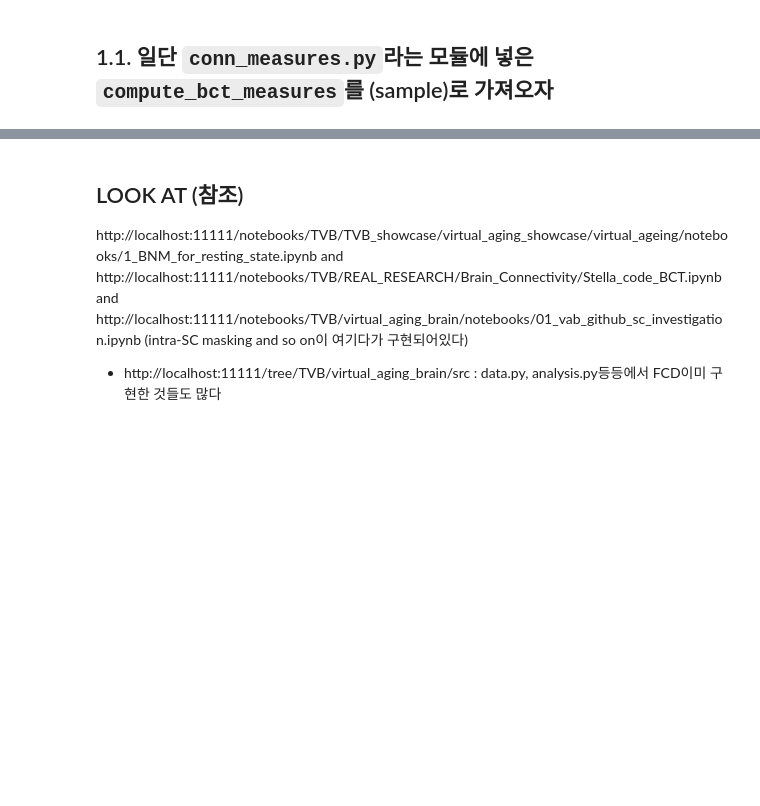
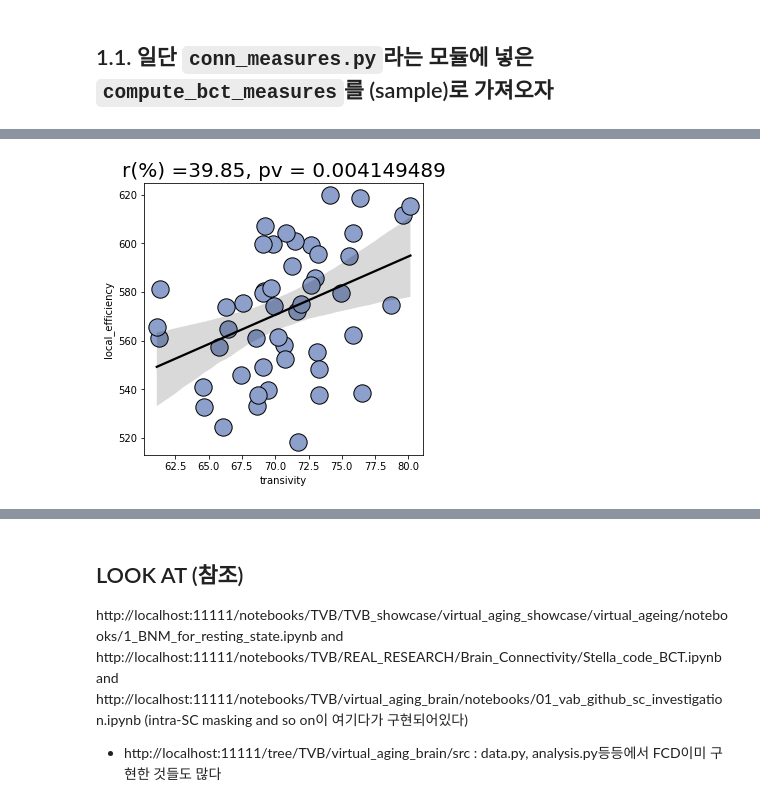
Before and after one commit to Transconnectome/TVB, a Jupyter notebook: Brain_Connectivity/TVB_version.ipynb, the cells around one changed output, grey strips where cells are left out. Saved outputs shown, nothing was run; the diff lists cells and outputs as text; code cells hidden in the pictures; blank space fills up the shorter version.

```diff
--- a/Brain_Connectivity/TVB_version.ipynb
+++ b/Brain_Connectivity/TVB_version.ipynb
@@ -146,0 +186,20 @@ sample_i.scalar_properties()
+# %%
+###how much to keep
+number = 50 #8238 if you wanna run all
+
+##scalar meausres correlation
+sample_sub = dataset.load_sc(subjects[0])
+data, names = utils.conn_measures.compute_bct_UW(sample_sub).scalar_properties()
+
+num_sub = len(subjects) #8238
+num_measures = len(names)
+scalar_bct_results = np.zeros((min(num_sub,number),num_measures))
+
+###SC + SCALAR (vector, matrix는 할지말지, 그리고 한다면 언제할지는 모르겠다)
+for i,sub in enumerate(subjects[:number]):
+    sub_sc = dataset.load_sc(sub)
+    #do FC too!!!
+    data, names = utils.conn_measures.compute_bct_UW(sub_sc).scalar_properties()
+    scalar_bct_results[i] = np.array(list(data.values()))
+
+total_scalar_results = pd.DataFrame(scalar_bct_results, index = subjects[:number], columns = names)
@@ -146,0 +224,14 @@ sample_i.scalar_properties()
+# %%
+pg             = pingouin.partial_corr(data=total_scalar_results.iloc[:,:2], x='transivity', y='local_efficiency')#, covar=['sex','edu'])
+r_corr_sex     = pg["r"][0]
+p_corr_sex     = pg["p-val"][0]
+
+
+f,ax = plt.subplots(figsize=(5,5))
+palette  = sns.color_palette("Set2", 12)
+
+sns.regplot(x="transivity", y="local_efficiency", data=total_scalar_results.iloc[:,:2],scatter_kws={"s": 300,"edgecolor":'k','alpha':1},line_kws={"color":'k'},color=palette[10])
+ax.set_title(f'r(%) ={r_corr_sex.round(4)*100}, pv = {p_corr_sex.round(9)}',fontsize=20);
+# ax.set_title(r'$\rho(\%) =-45.3$, $p \leq 0.001$',fontsize=font_size);
+# %% [output]
+[figure, added]
```
Also changed, not shown: parts of 13 cells of this notebook, 1 other file.
